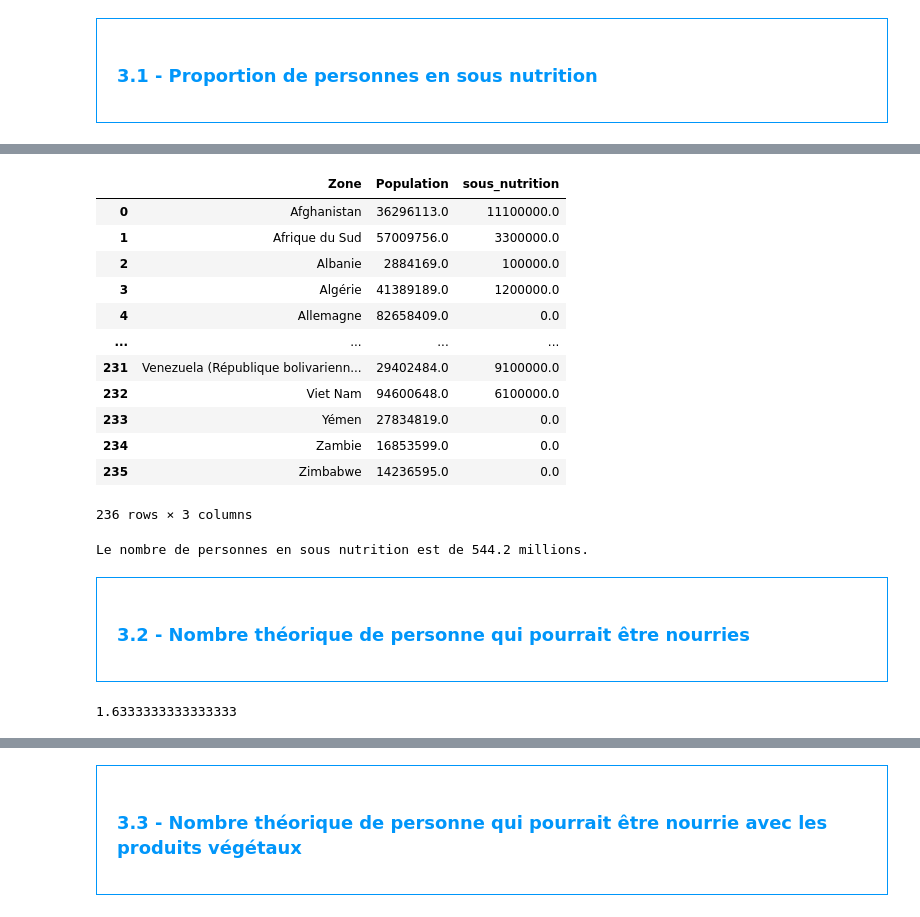
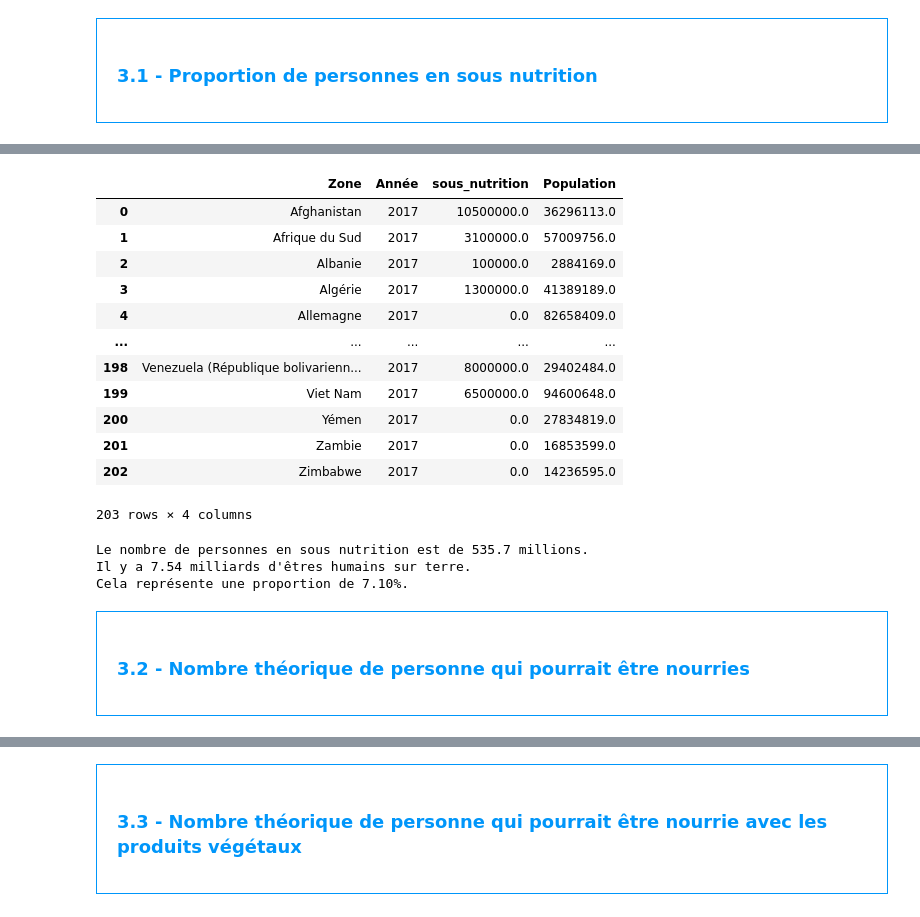
Before and after one commit to ziedbelhocine/Cours-OC, a Jupyter notebook: Data_Analyst/Projet_4/Template+Julien+V2.ipynb, the cells around one changed output, grey strips where cells are left out. Saved outputs shown, nothing was run; the diff lists cells and outputs as text; code cells hidden in the pictures.

```diff
--- a/Data_Analyst/Projet_4/Template+Julien+V2.ipynb
+++ b/Data_Analyst/Projet_4/Template+Julien+V2.ipynb
@@ -294,0 +290,5 @@ proportion_sous_nutrition_2017 = pd.merge(population_2017, sous_nutrition_2017,
+# %%
+# création d'un dataset population pour 2017
+population_2017 = population.loc[population['Année'] == 2017]
+# création d'un dataset sous_nutrition pour 2017
+sous_nutrition_2017 = sous_nutrition.loc[sous_nutrition['Année'] == 2017]
@@ -295,2 +308,6 @@ proportion_sous_nutrition_2017 = pd.merge(population_2017, sous_nutrition_2017,
+# %%
+# jointure entre les deux datasets crées
+proportion_sous_nutrition_2017 = pd.merge(sous_nutrition_2017, population_2017, on=['Zone', 'Année'], how="left")
 # %%
-proportion_sous_nutrition_2017
+#Remplacement des NaN par des 0
+proportion_sous_nutrition_2017.fillna(0, inplace=True)
@@ -327,42 +314,36 @@ memory usage: 9.3+ KB
-# %%
-#suppression des colonnes inutiles (années)
-liste_a_supprimer = ['Année_x', 'Année_y']
-proportion_sous_nutrition_2017 = proportion_sous_nutrition_2017.drop(columns=liste_a_supprimer)
 # %%
 #Affichage du dataset
-proportion_sous_nutrition_2017
+display(proportion_sous_nutrition_2017)
 # %% [output]
-|  | Zone | Population | sous_nutrition |
-| 0 | Afghanistan | 36296113.0 | 11100000.0 |
-| 1 | Afrique du Sud | 57009756.0 | 3300000.0 |
-| 2 | Albanie | 2884169.0 | 100000.0 |
-| 3 | Algérie | 41389189.0 | 1200000.0 |
-| 4 | Allemagne | 82658409.0 | 0.0 |
-| ... | ... | ... | ... |
-| 231 | Venezuela (République bolivarienn... | 29402484.0 | 9100000.0 |
-| 232 | Viet Nam | 94600648.0 | 6100000.0 |
-| 233 | Yémen | 27834819.0 | 0.0 |
-| 234 | Zambie | 16853599.0 | 0.0 |
-| 235 | Zimbabwe | 14236595.0 | 0.0 |
+|  | Zone | Année | sous_nutrition | Population |
+| 0 | Afghanistan | 2017 | 10500000.0 | 36296113.0 |
+| 1 | Afrique du Sud | 2017 | 3100000.0 | 57009756.0 |
+| 2 | Albanie | 2017 | 100000.0 | 2884169.0 |
+| 3 | Algérie | 2017 | 1300000.0 | 41389189.0 |
+| 4 | Allemagne | 2017 | 0.0 | 82658409.0 |
+| ... | ... | ... | ... | ... |
+| 198 | Venezuela (République bolivarienn... | 2017 | 8000000.0 | 29402484.0 |
+| 199 | Viet Nam | 2017 | 6500000.0 | 94600648.0 |
+| 200 | Yémen | 2017 | 0.0 | 27834819.0 |
+| 201 | Zambie | 2017 | 0.0 | 16853599.0 |
+| 202 | Zimbabwe | 2017 | 0.0 | 14236595.0 |
-236 rows × 3 columns
+203 rows × 4 columns
 # %%
 #Calcul et affichage du nombre de personnes en état de sous nutrition
-personnes_en_sous_nutrition = (proportion_sous_nutrition_2017['sous_nutrition'].sum()/1000000)
-print("Le nombre de personnes en sous nutrition est de {} millions.".format(personnes_en_sous_nutrition))
+print("Le nombre de personnes en sous nutrition est de {} millions.".format(proportion_sous_nutrition_2017['sous_nutrition'].sum()/1000000)) # Division par 10**6 pour afficher le nombre en millions et rendre cela plus lisible.
+print("Il y a {:.2f} milliards d'êtres humains sur terre.".format(proportion_sous_nutrition_2017['Population'].sum()/10**9)) #idem ici en milliards.
+print("Cela représente une proportion de {:.2f}%.".format(proportion_sous_nutrition_2017['sous_nutrition'].sum()*100/proportion_sous_nutrition_2017['Population'].sum()))
 # %% [output]
-Le nombre de personnes en sous nutrition est de 544.2 millions.
+Le nombre de personnes en sous nutrition est de 535.7 millions.
+Il y a 7.54 milliards d'êtres humains sur terre.
+Cela représente une proportion de 7.10%.
 # %% [markdown]
 <div style="border: 1px solid RGB(0,150,250);" >
 <h3 style="margin: auto; padding: 20px; color: RGB(0,150,250); ">3.2 - Nombre théorique de personne qui pourrait être nourries</h3>
 </div>
 # %%
-#Combien mange en moyenne un être humain ? Source =>https://www.fao.org/4/y3557f/y3557f15.htm (en kcal, moyenne mondiale)
-nutrition_moyenne = 2940
-nutrition_minimum = 1800
-ratio = nutrition_moyenne / nutrition_minimum
-ratio
+#Combien mange en moyenne un être humain ? Source => https://www.fao.org/4/y3557f/y3557f15.htm (en kcal/personne/j, moyenne mondiale)
+nutrition_moyenne_par_jour = 2940
-# %% [output]
-1.6333333333333333
 # %%
 dispo_alimentaire.head()
 # %% [output]
```
Also changed, not shown: parts of 52 cells of this notebook, 2 other files.
